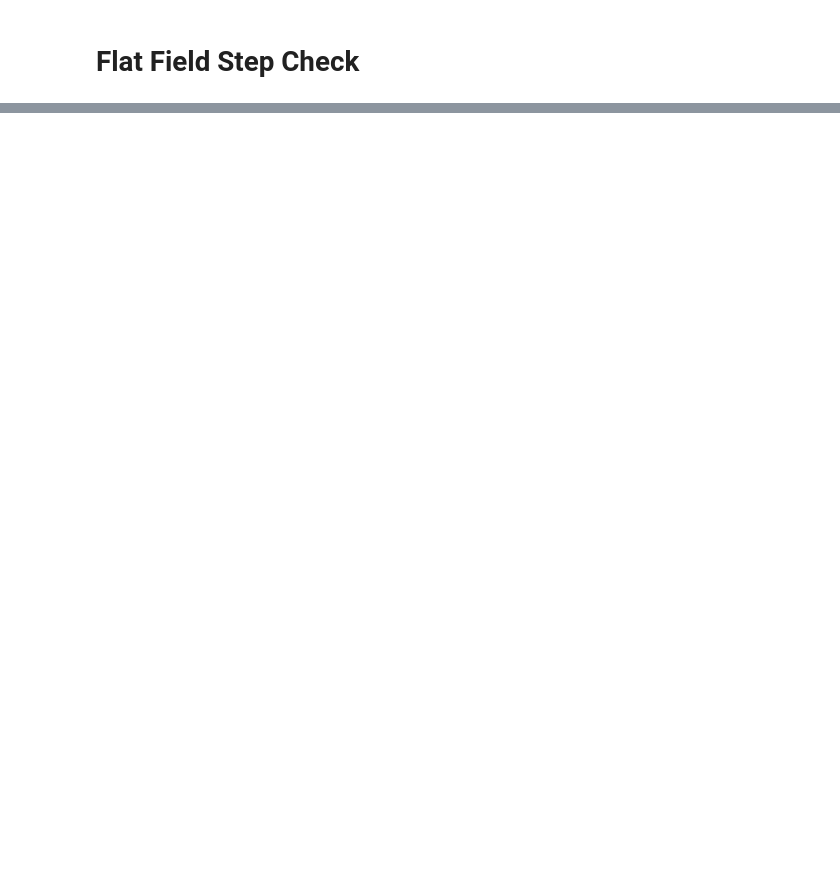
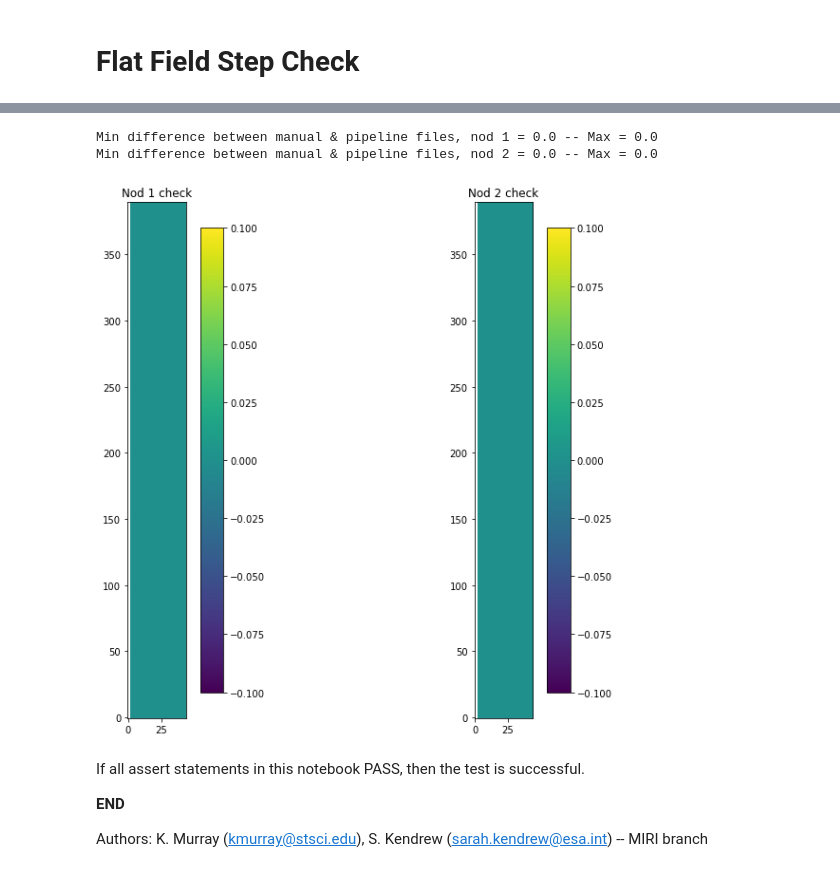
Before and after one commit to spacetelescope/jwst_validation_notebooks, a Jupyter notebook: jwst_validation_notebooks/flat_field/flat-miri-lrs-slit.ipynb, the cells around one changed output, grey strips where cells are left out. Saved outputs shown, nothing was run; the diff lists cells and outputs as text; code cells hidden in the pictures; blank space fills up the shorter version.

```diff
--- a/jwst_validation_notebooks/flat_field/flat-miri-lrs-slit.ipynb
+++ b/jwst_validation_notebooks/flat_field/flat-miri-lrs-slit.ipynb
@@ -212,0 +330,11 @@ print(printcheck)
+# %%
+# get the corner coordinates of the flat field region using the above function
+ff_xmin, ff_xmax, ff_ymin, ff_ymax = flatfield_corners(reffile.data)
+print(ff_xmin, ff_xmax, ff_ymin, ff_ymax)
+
+# get the boundign box coordinates
+bb_xmin, bb_xmax, bb_ymin, bb_ymax = awcs_nod1.meta.wcs.bounding_box[0][0], awcs_nod1.meta.wcs.bounding_box[0][1], awcs_nod1.meta.wcs.bounding_box[1][0], awcs_nod1.meta.wcs.bounding_box[1][1]
+print(bb_xmin, bb_xmax, bb_ymin, bb_ymax)
+
+assert(ff_xmin <= bb_xmin) and (ff_xmax >= bb_xmax), "Flat field region SMALLER than BBox in X"
+assert(ff_ymin <= bb_ymin) and (ff_ymax >= bb_ymax), "Flat field region SMALLER than BBox in Y"
@@ -212,0 +347,3 @@ print(printcheck)
+# %%
+manflat_nod1 = e2d_nod1.data / reffile.data
+manflat_nod2 = e2d_nod2.data / reffile.data
@@ -212,0 +354,31 @@ print(printcheck)
+# %%
+fcheck_nod1 = (ff_nod1.data - manflat_nod1)
+fcheck_nod2 = (ff_nod2.data - manflat_nod2)
+
+fig, ax = plt.subplots(nrows=1, ncols=2, figsize=[12,10])
+im0 = ax[0].imshow(fcheck_nod1[np.int(bb_ymin):np.int(bb_ymax), np.int(bb_xmin):np.int(bb_xmax)], origin='lower', interpolation='None')
+ax[0].set_title('Nod 1 check')
+cbar = fig.colorbar(im0, shrink=0.9, ax=ax[0])
+
+
+im1 = ax[1].imshow(fcheck_nod2[np.int(bb_ymin):np.int(bb_ymax), np.int(bb_xmin):np.int(bb_xmax)], origin='lower', interpolation='None')
+ax[1].set_title('Nod 2 check')
+cbar2 = fig.colorbar(im1, shrink=0.9, ax=ax[1])
+
+nans1 = np.isnan(fcheck_nod1)
+nans2 = np.isnan(fcheck_nod2)
+print('Min difference between manual & pipeline files, nod 1 = {0} -- Max = {1}'.format(np.min(fcheck_nod1[~nans1]), np.max(fcheck_nod1[~nans1])))
+print('Min difference between manual & pipeline files, nod 2 = {0} -- Max = {1}'.format(np.min(fcheck_nod2[~nans2]), np.max(fcheck_nod2[~nans2])))
+
+# perform a numeric check. Ignoring NaNs for now as these do not fully match:
+assert (np.allclose(ff_nod1.data[~nans1], manflat_nod1[~nans1], equal_nan=True) and np.allclose(ff_nod2.data[~nans2], manflat_nod2[~nans2], equal_nan=True)), "Pipeline calibrated file doesn't match the manual check to within tolerances"
+# %% [output]
+Min difference between manual & pipeline files, nod 1 = 0.0 -- Max = 0.0
+Min difference between manual & pipeline files, nod 2 = 0.0 -- Max = 0.0
+[figure, added]
+# %% [markdown]
+If all assert statements in this notebook PASS, then the test is successful.
+
+**END**
+
+Authors: K. Murray (kmurray@stsci.edu), S. Kendrew (sarah.kendrew@esa.int) -- MIRI branch
```
Also changed, not shown: parts of 42 cells of this notebook.
